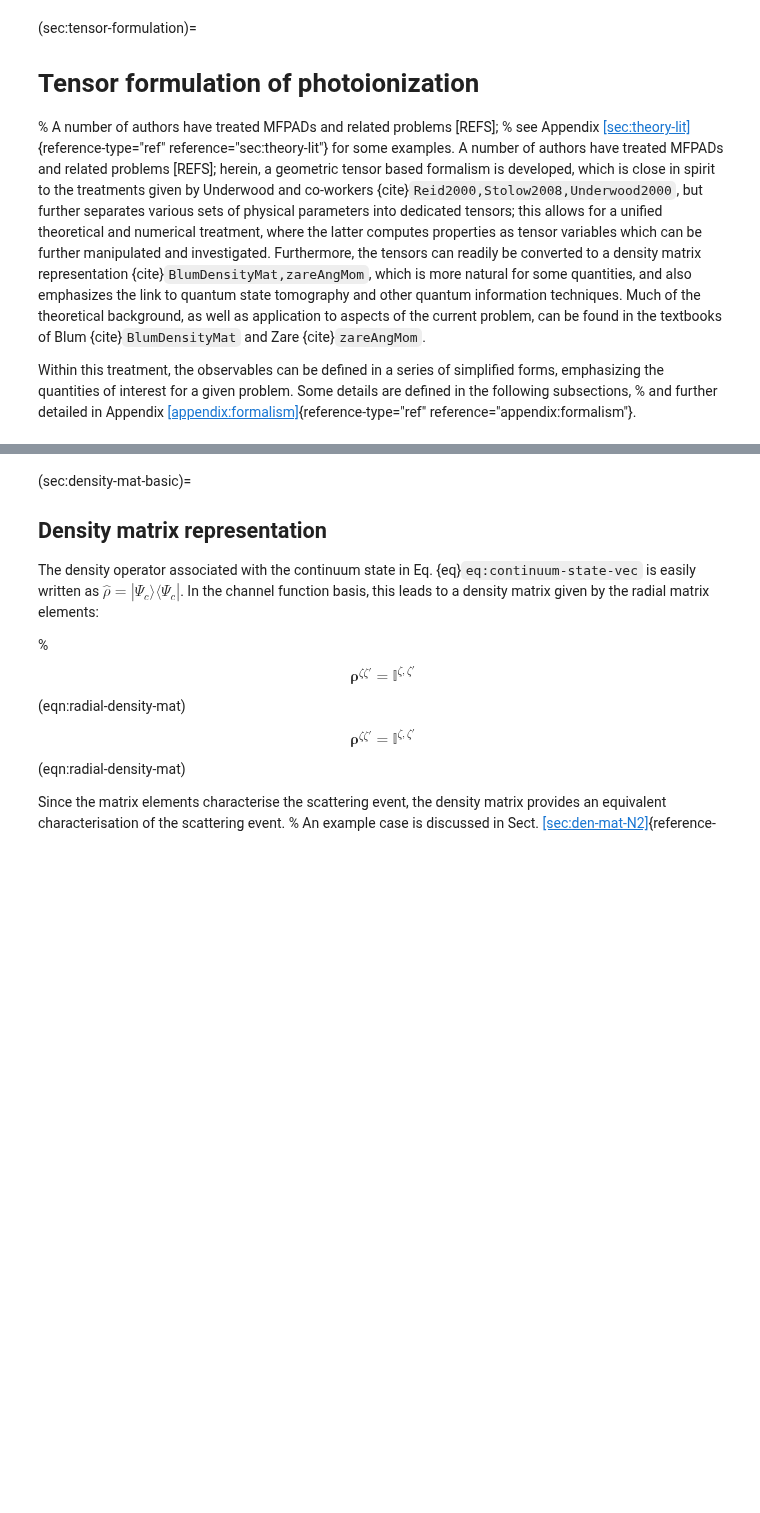
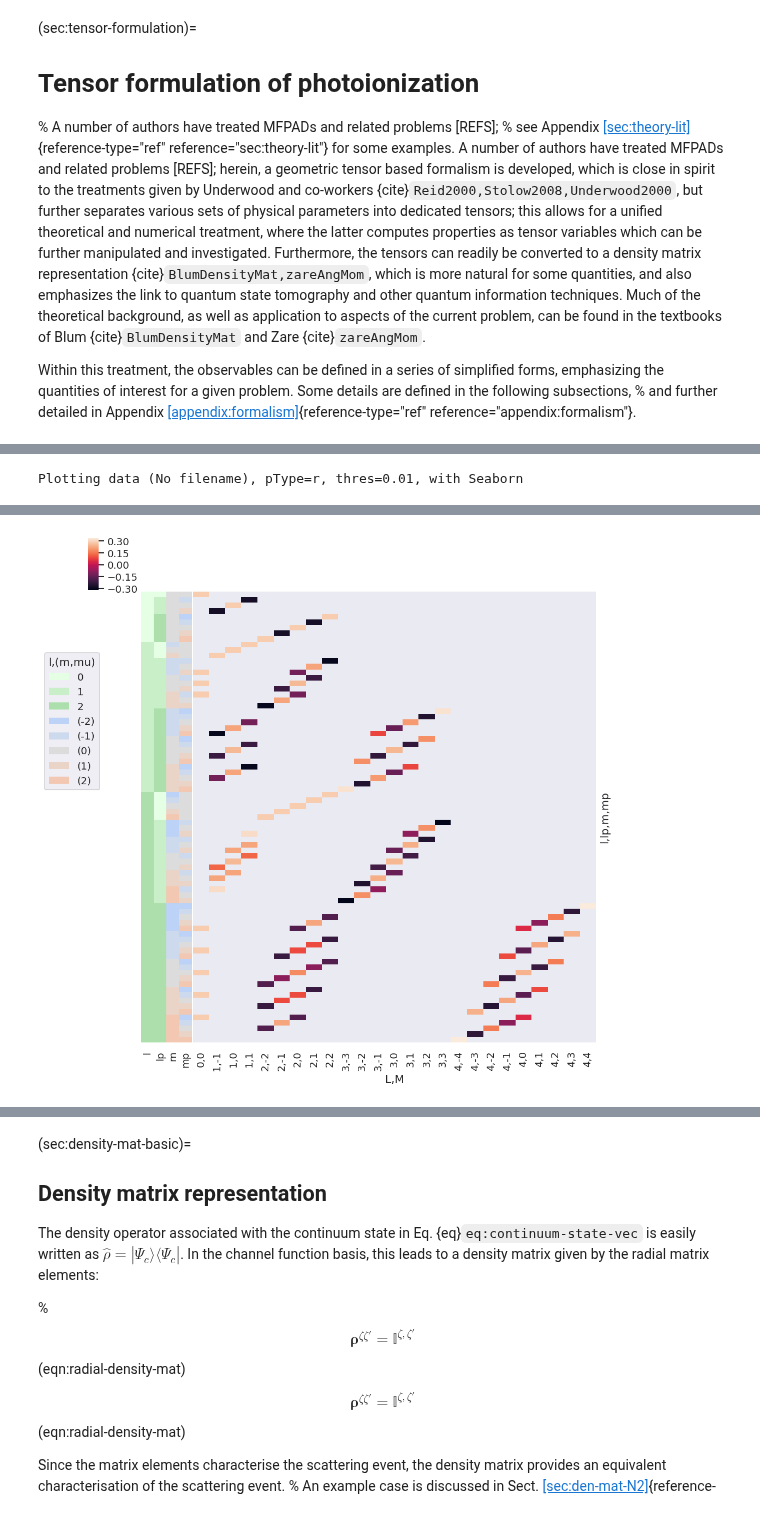
Before and after one commit to phockett/Quantum-Metrology-with-Photoelectrons-Vol3, a Jupyter notebook: doc-source/part1/theory_tensor_formalism_201122.ipynb, the cells around one changed output, grey strips where cells are left out. Saved outputs shown, nothing was run; the diff lists cells and outputs as text; code cells hidden in the pictures; blank space fills up the shorter version.

```diff
--- a/doc-source/part1/theory_tensor_formalism_201122.ipynb
+++ b/doc-source/part1/theory_tensor_formalism_201122.ipynb
@@ -111,0 +280,6 @@ the theory and notation.
+# %%
+# Compute basis functions for given matrix elements
+data.subKey = dataKey
+BetaNormX, basis = data.afblmMatEfit(selDims={}, sqThres=False)   # Currently failing at  matEconj = matEconj.unstack('LM').rename({'l':'lp','m':'mp','mu':'mup'})
+                                                                 # Issue with dims/unstack?
+                                                                # UPDATE: now fixed in epsproc.geomFunc.afblmXprod, see 00ffea494d3c7290b8be8dda9979b176627f3e81
@@ -111,0 +440,31 @@ the theory and notation.
+# %%
+#*** BLM terms for basis set
+basisKey = 'BLMtableResort'
+
+# Basic plot
+# ep.lmPlot(basis['BLMtableResort'], xDim='L');  # Native version
+
+# Plot with some additional figure formatting options
+
+cmap=None   # cmap = None for default. 'vlag' good?
+# cmap = 'vlag'
+
+labelRound = 1
+catLegend=False
+titleString=''
+titleDetails=False
+labelCols = [1,1]
+
+# With global formatting args
+# ep.lmPlot(basis[basisKey].where((basis[basisKey].l<=lmaxPlot) & (basis[basisKey].lp<=lmaxPlot)).rename({'S-Rp':'M'}).stack({'LM':['L','M']}), xDim={'LM':['L','M']},
+#           cmap=cmap, labelRound = labelRound, catLegend=catLegend, titleString=titleString, titleDetails=titleDetails, labelCols = labelCols);
+
+# With fig return - NEEDS WORK, displays but doesn't return fig object?
+# UPDATE 28/11/22: still displays, but now have glue() working correctly.
+daPlot, daPlotpd, legendList, gFig = ep.lmPlot(basis[basisKey].where((basis[basisKey].l<=lmaxPlot) & (basis[basisKey].lp<=lmaxPlot)).rename({'S-Rp':'M'}).stack({'LM':['L','M']}), xDim={'LM':['L','M']},
+          pType = 'r', cmap=cmap, labelRound = labelRound, catLegend=catLegend, titleString=titleString, titleDetails=titleDetails, labelCols = labelCols);
+
+# For glue
+glue("lmPlot_BLM_basis_D2h", gFig.fig, display=False)
+# %% [output]
+Plotting data (No filename), pType=r, thres=0.01, with Seaborn
@@ -111,0 +472 @@ the theory and notation.
+[figure, added]
```
Also changed, not shown: parts of 26 cells of this notebook, 11 other files.
